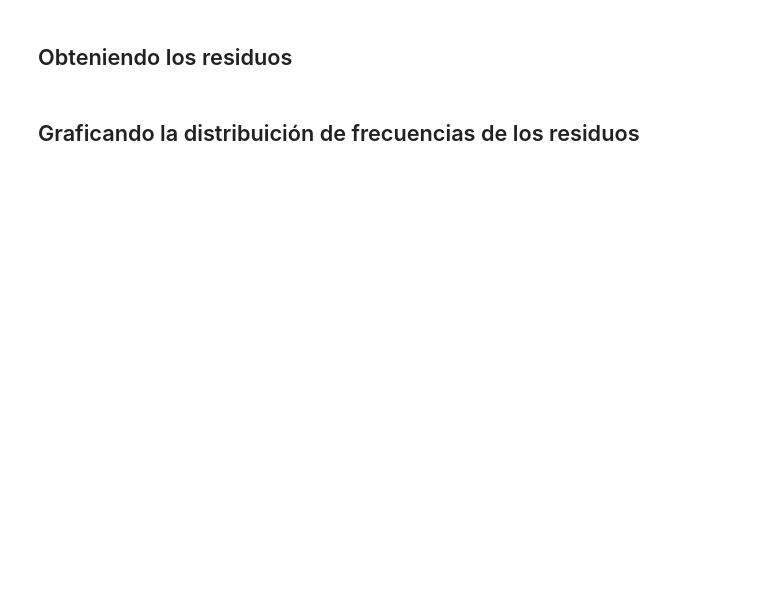
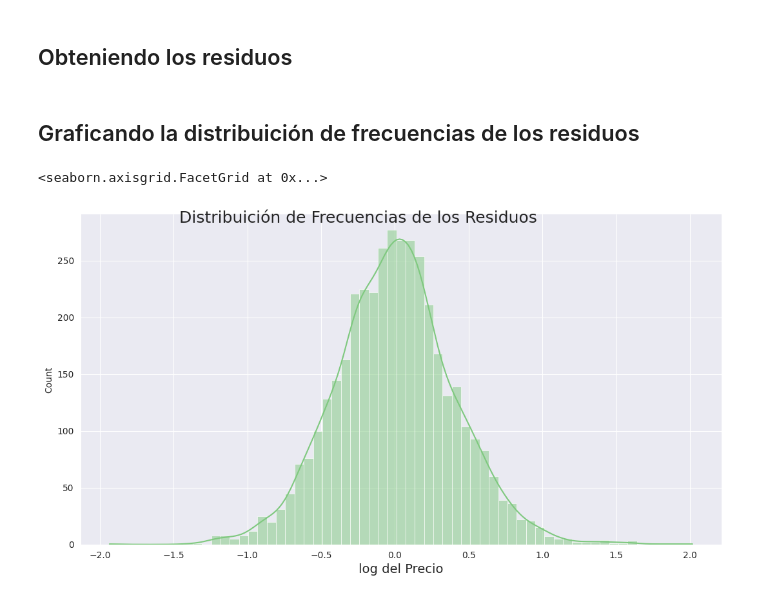
Before and after one commit to Zuzed22/Regresi-n-lineal, a Jupyter notebook: Regresión_Lineal_II.ipynb, the cells around one changed output. Drawn from its saved outputs; the diff is of its cells as text; code cells hidden in the pictures; blank space fills up the shorter version.

```diff
--- a/Regresión_Lineal_II.ipynb
+++ b/Regresión_Lineal_II.ipynb
@@ -465,10 +540,15 @@ ax
 # %% [markdown]
 ## Obteniendo los residuos
+# %%
+residuo = y_train - y_predicho_train
 # %% [markdown]
 ## Graficando la distribuición de frecuencias de los residuos
 # %%
-
+ax = sns.displot(residuo, kde= True)
 ax.figure.set_size_inches(12, 6)
-ax.set_title('Distribuición de Frecuencias de los Residuos', fontsize=18)
-ax.set_xlabel('log del Precio', fontsize=14)
+ax.fig.suptitle('Distribuición de Frecuencias de los Residuos', fontsize=18)
+ax.set_xlabels('log del Precio', fontsize=14)
 ax
+# %% [output]
+<seaborn.axisgrid.FacetGrid at 0x...>
+[figure, added]
```
Also changed, not shown: parts of 19 cells of this notebook.
